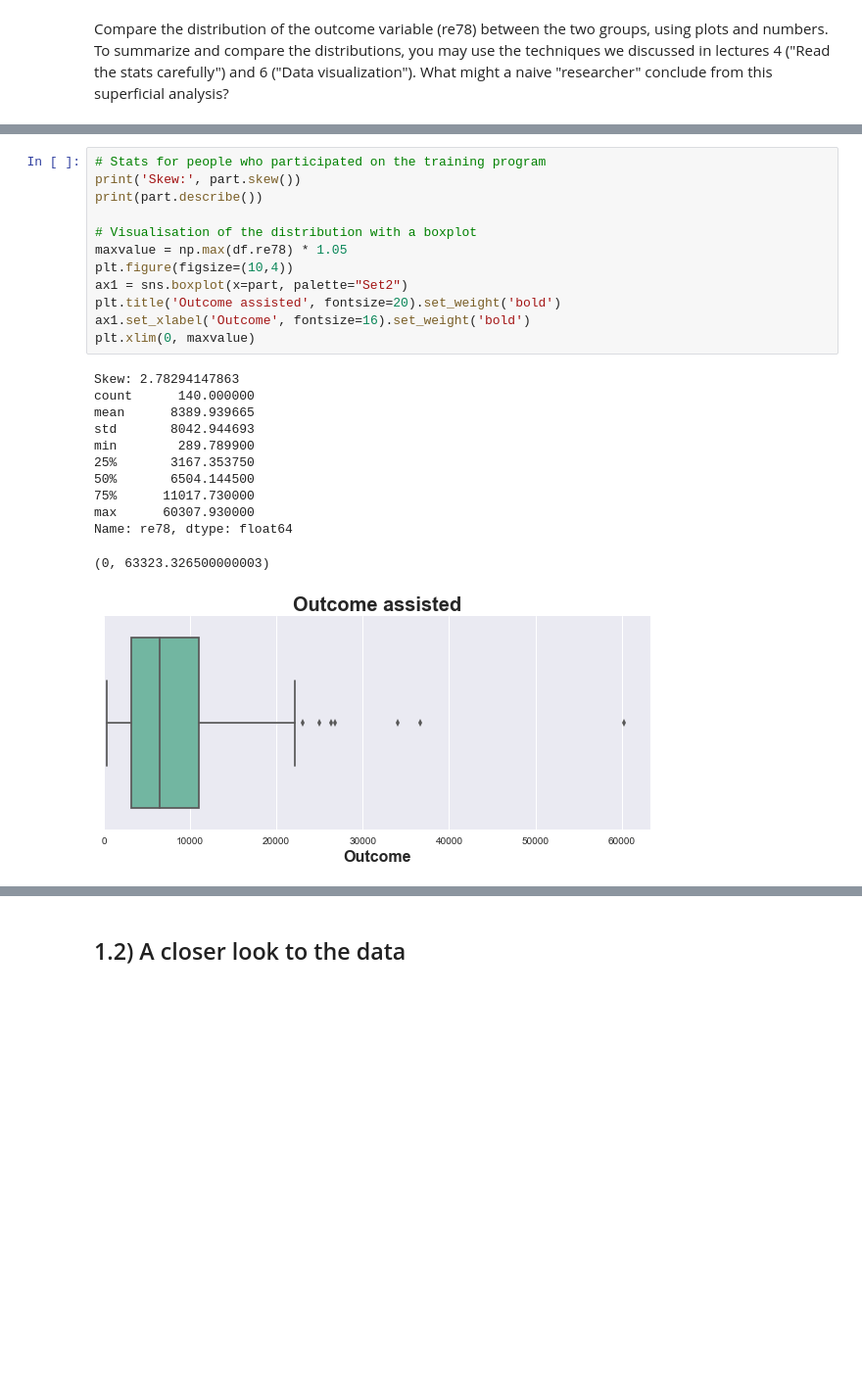
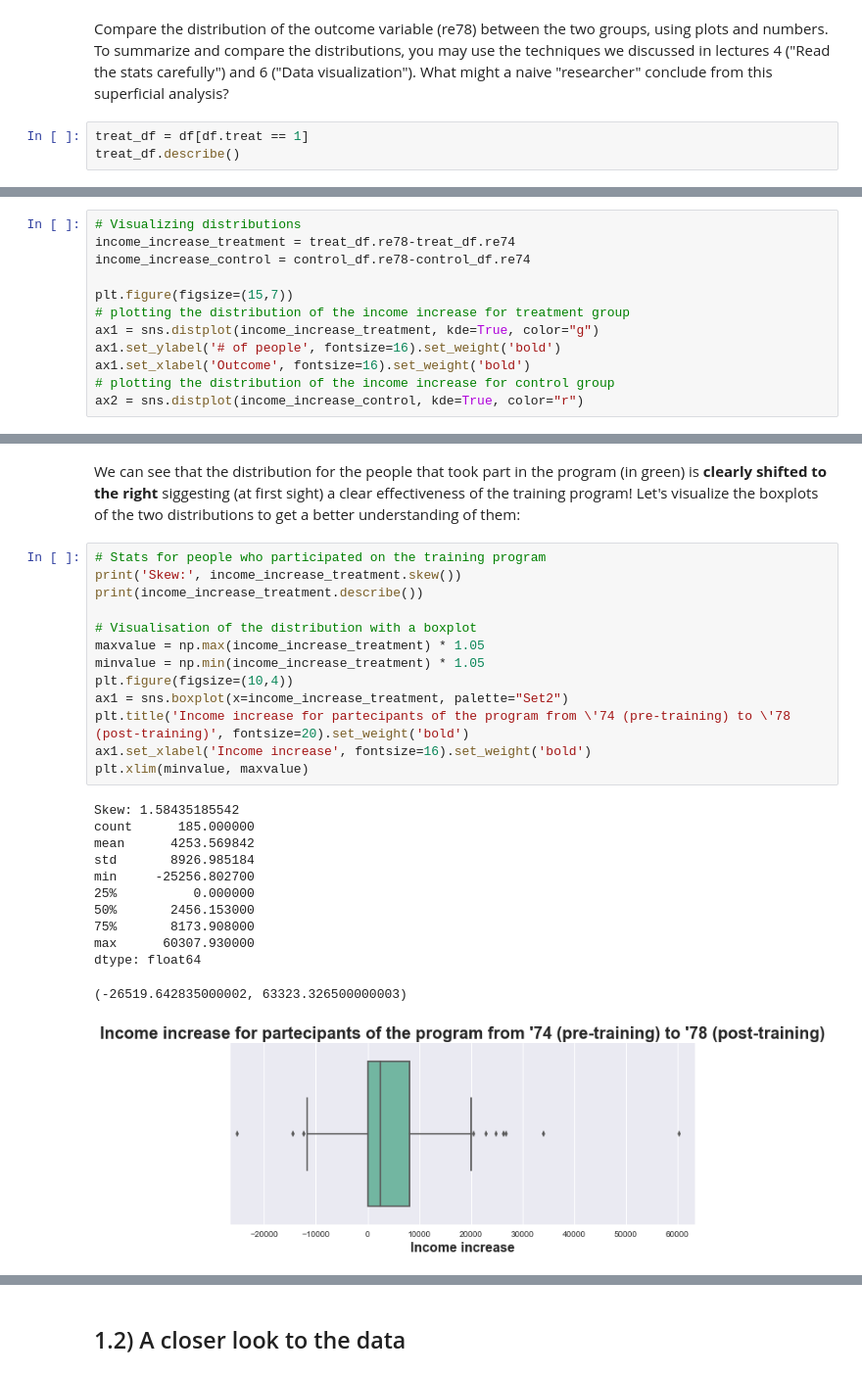
Before and after one commit to LucaZampieri/ADA_homework_LMX, a Jupyter notebook: 04 - Applied ML/Homework_04.ipynb, the cells around one changed output, grey strips where cells are left out. Shown at 98% size. Cells and saved outputs as stored; diff of their text form; blank space fills up the shorter version.

```diff
--- a/04 - Applied ML/Homework_04.ipynb
+++ b/04 - Applied ML/Homework_04.ipynb
@@ -136,3 +136,6 @@ df.tail(5)
 # %% [markdown]
 Compare the distribution of the outcome variable (re78) between the two groups, using plots and numbers. To summarize and compare the distributions, you may use the techniques we discussed in lectures 4 ("Read the stats carefully") and 6 ("Data visualization").
 What might a naive "researcher" conclude from this superficial analysis?
+# %%
+treat_df = df[df.treat == 1]
+treat_df.describe()
@@ -138,0 +180,12 @@ What might a naive "researcher" conclude from this superficial analysis?
+# %%
+# Visualizing distributions
+income_increase_treatment = treat_df.re78-treat_df.re74
+income_increase_control = control_df.re78-control_df.re74
+
+plt.figure(figsize=(15,7))
+# plotting the distribution of the income increase for treatment group
+ax1 = sns.distplot(income_increase_treatment, kde=True, color="g")
+ax1.set_ylabel('# of people', fontsize=16).set_weight('bold')
+ax1.set_xlabel('Outcome', fontsize=16).set_weight('bold')
+# plotting the distribution of the income increase for control group
+ax2 = sns.distplot(income_increase_control, kde=True, color="r")
@@ -154,27 +204,30 @@ ax2.legend(label='Non-assisted')
+# %% [markdown]
+We can see that the distribution for the people that took part in the program (in green) is **clearly shifted to the right** siggesting (at first sight) a clear effectiveness of the training program! Let's visualize the boxplots of the two distributions to get a better understanding of them:
 # %%
 # Stats for people who participated on the training program
-print('Skew:', part.skew())
-print(part.describe())
+print('Skew:', income_increase_treatment.skew())
+print(income_increase_treatment.describe())
 
 # Visualisation of the distribution with a boxplot
-maxvalue = np.max(df.re78) * 1.05
+maxvalue = np.max(income_increase_treatment) * 1.05
+minvalue = np.min(income_increase_treatment) * 1.05
 plt.figure(figsize=(10,4))
-ax1 = sns.boxplot(x=part, palette="Set2")
-plt.title('Outcome assisted', fontsize=20).set_weight('bold')
-ax1.set_xlabel('Outcome', fontsize=16).set_weight('bold')
-plt.xlim(0, maxvalue)
+ax1 = sns.boxplot(x=income_increase_treatment, palette="Set2")
+plt.title('Income increase for partecipants of the program from \'74 (pre-training) to \'78 (post-training)', fontsize=20).set_weight('bold')
+ax1.set_xlabel('Income increase', fontsize=16).set_weight('bold')
+plt.xlim(minvalue, maxvalue)
 # %% [output]
-Skew: 2.78294147863
-count      140.000000
-mean      8389.939665
-std       8042.944693
-min        289.789900
-25%       3167.353750
-50%       6504.144500
-75%      11017.730000
+Skew: 1.58435185542
+count      185.000000
+mean      4253.569842
+std       8926.985184
+min     -25256.802700
+25%          0.000000
+50%       2456.153000
+75%       8173.908000
 max      60307.930000
-Name: re78, dtype: float64
+dtype: float64
-(0, 63323.326500000003)
+(-26519.642835000002, 63323.326500000003)
-[figure, old version]
+[figure, new version]
 # %%
 # Stats for people who don't participated to the training program
```
Also changed, not shown: parts of 24 cells of this notebook.
